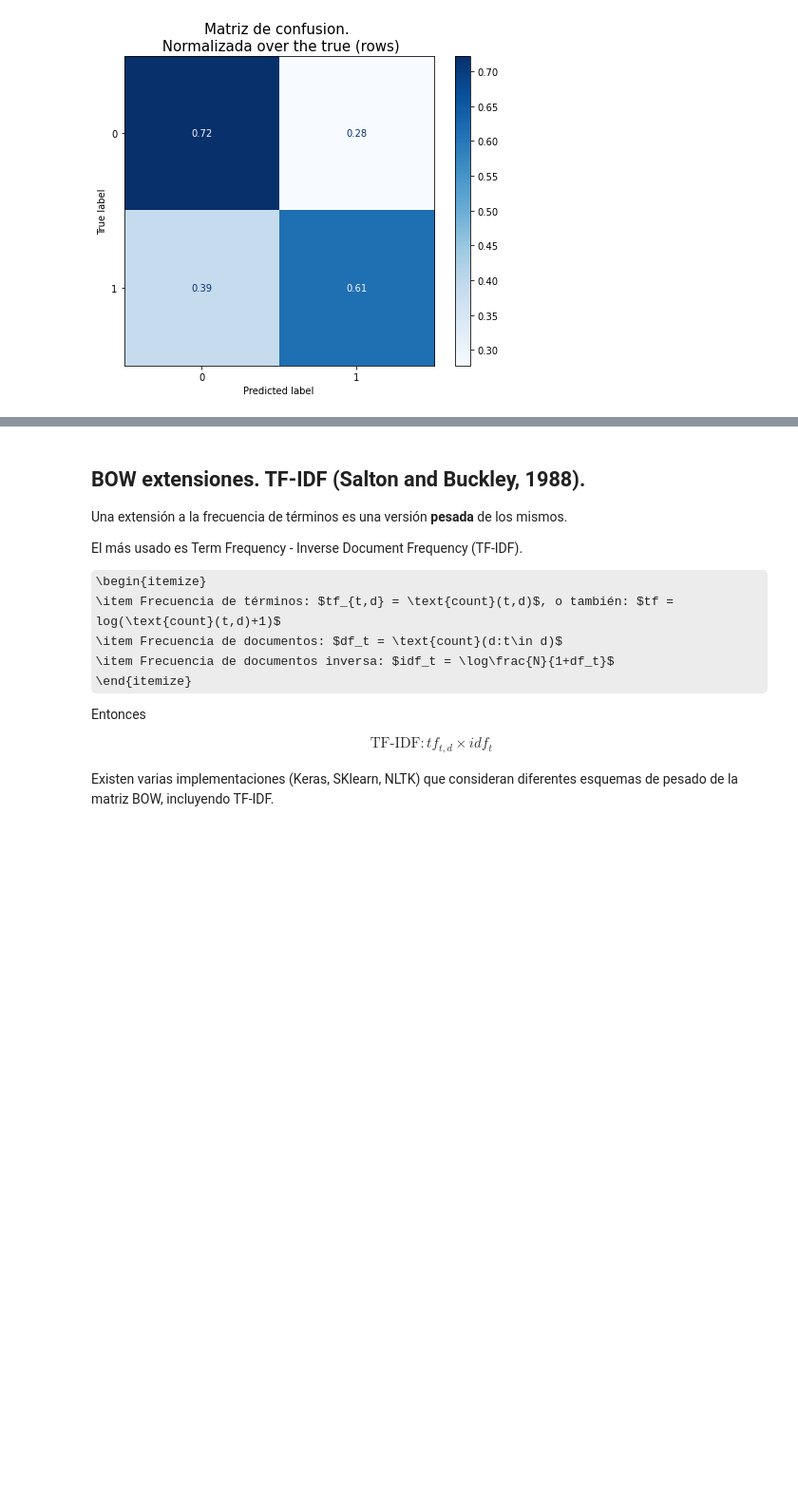
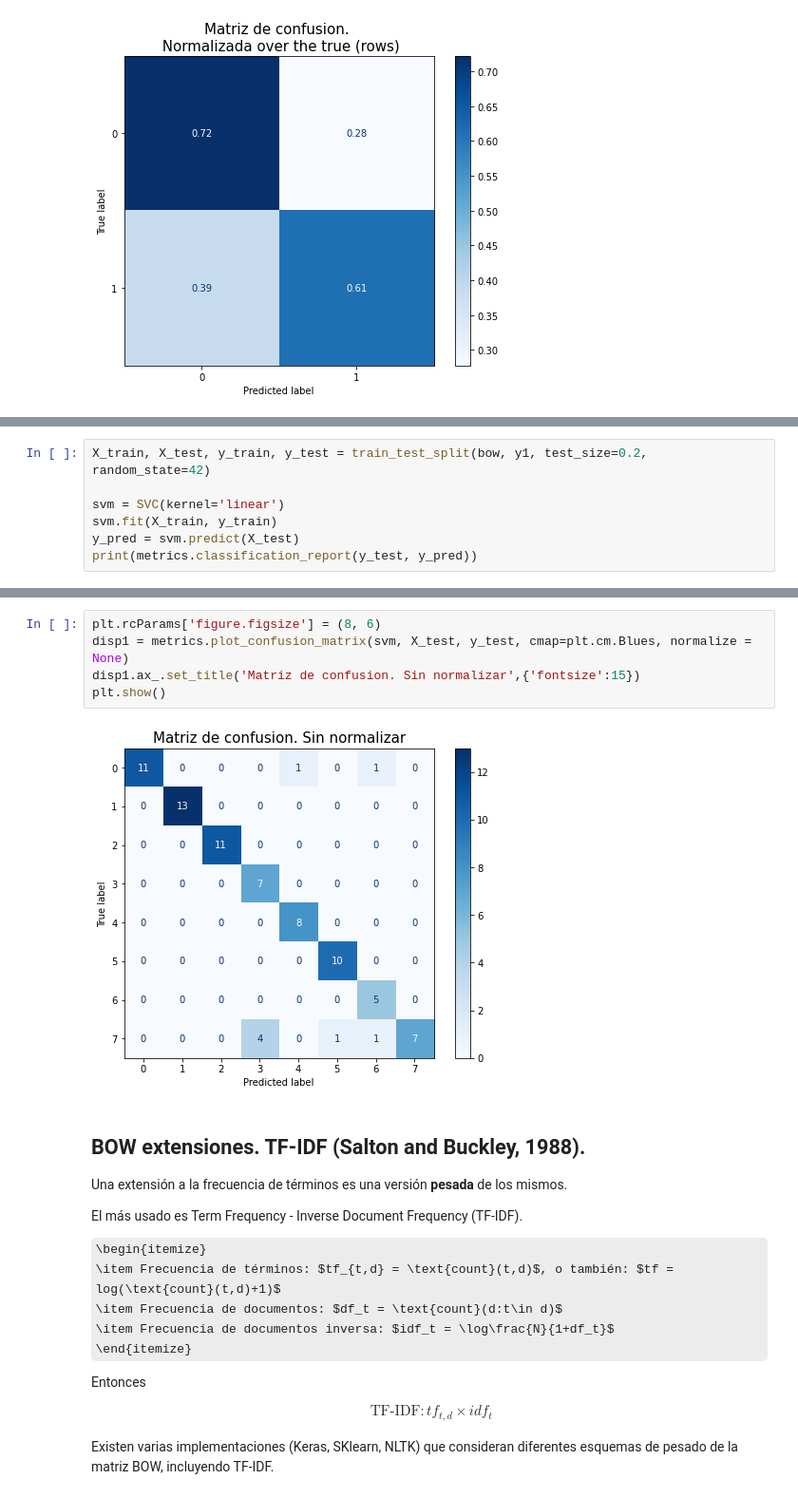
Before and after one commit to victorm0202/victorm0202.github.io, a Jupyter notebook: slides.ipynb, the cells around one changed output, grey strips where cells are left out. Shown at 95% size. Saved outputs shown, nothing was run; the diff lists cells and outputs as text; some formulas as TeX source; blank space fills up the shorter version.

```diff
--- a/slides.ipynb
+++ b/slides.ipynb
@@ -767,0 +753,7 @@ plt.show()
+# %%
+X_train, X_test, y_train, y_test = train_test_split(bow, y1, test_size=0.2, random_state=42)
+
+svm = SVC(kernel='linear')
+svm.fit(X_train, y_train)
+y_pred = svm.predict(X_test)
+print(metrics.classification_report(y_test, y_pred))
@@ -768,3 +775,10 @@ plt.show()
+# %%
+plt.rcParams['figure.figsize'] = (8, 6)
+disp1 = metrics.plot_confusion_matrix(svm, X_test, y_test, cmap=plt.cm.Blues, normalize = None)
+disp1.ax_.set_title('Matriz de confusion. Sin normalizar',{'fontsize':15})
+plt.show()
+# %% [output]
+[figure, added]
 # %% [markdown]
 ## BOW extensiones. TF-IDF (Salton and Buckley, 1988).
 
```
Also changed, not shown: parts of 55 cells of this notebook.
